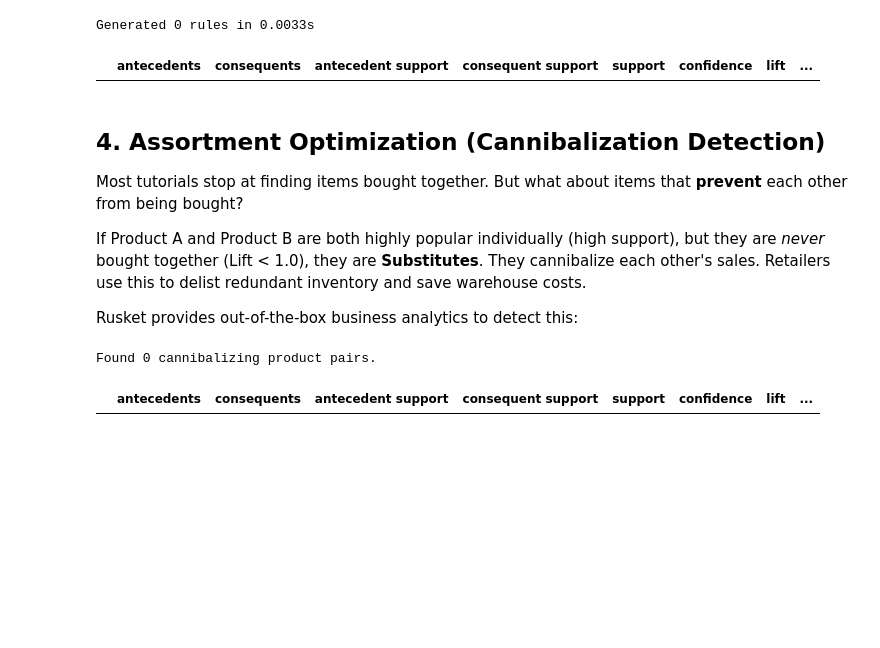
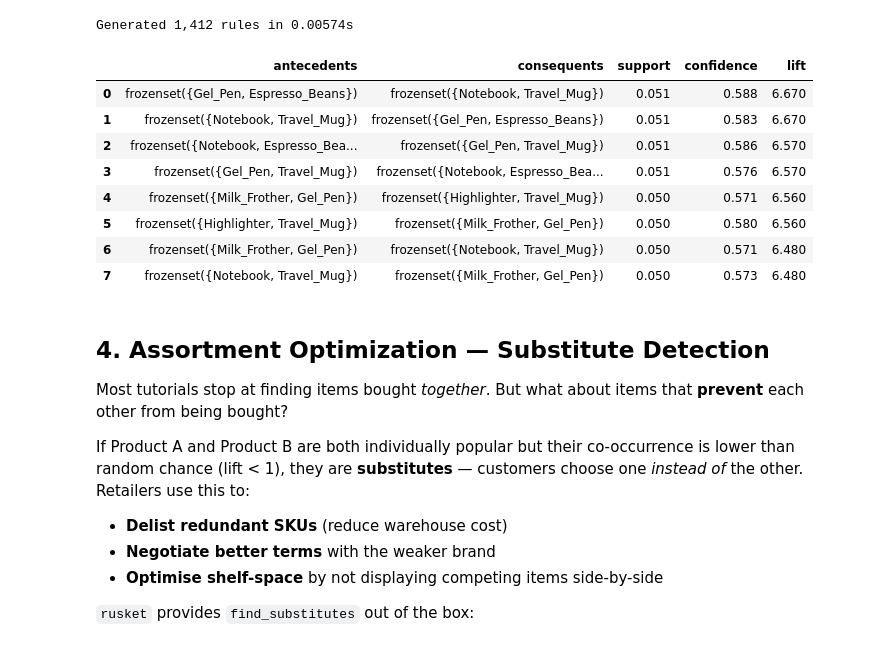
Before and after one commit to bmsuisse/rusket, a Jupyter notebook: notebooks/1_online_retail_basket_analysis.ipynb, the cells around one changed output. Cells and saved outputs as stored; diff of their text form; code cells hidden in the pictures; blank space fills up the shorter version.

```diff
--- a/notebooks/1_online_retail_basket_analysis.ipynb
+++ b/notebooks/1_online_retail_basket_analysis.ipynb
@@ -22,11 +6,0 @@ To accurately benchmark, we need a dataset large enough to make standard Python
-# %%
-def generate_basket_data(n_transactions=100_000, n_items=1000, density=0.03):
-    np.random.seed(42)
-    mat = np.random.rand(n_transactions, n_items) < density
-    df = pd.DataFrame(mat, columns=[f"Product_{i}" for i in range(n_items)])
-    return df
-
-
-df = generate_basket_data(n_transactions=150_000, n_items=500, density=0.04)
-print(f"Dataset shape: {df.shape}")
-df.head(3)
@@ -43,24 +123,23 @@ We will mine all frequent product combinations that appear in at least 3% of bas
 # %%
-min_support = 0.03
+min_support = 0.05
 
-# --- 1. Rusket FP-Growth ---
+# --- Rusket FP-Growth ---
 t0 = time.time()
 rusket_res = mine(df, min_support=min_support, method="fpgrowth", use_colnames=True)
 rusket_time = time.time() - t0
-print(f"🚀 Rusket FP-Growth: {rusket_time:.4f}s (Found {len(rusket_res)} itemsets)")
+print(f"🚀 Rusket FP-Growth: {rusket_time:.4f}s  ({len(rusket_res):,} itemsets)")
 
-# --- 2. Rusket ECLAT ---
+# --- Rusket Eclat ---
 t0 = time.time()
 rusket_eclat_res = mine(df, min_support=min_support, method="eclat", use_colnames=True)
 rusket_eclat_time = time.time() - t0
 print(f"🚀 Rusket Eclat:     {rusket_eclat_time:.4f}s")
 
-# --- 3. MLxtend FP-Growth ---
+# --- MLxtend FP-Growth ---
 t0 = time.time()
 mlxtend_res = mlxtend_fpgrowth(df, min_support=min_support, use_colnames=True)
 mlxtend_time = time.time() - t0
-print(f"🐢 MLxtend FP-Growth:{mlxtend_time:.4f}s (Found {len(mlxtend_res)} itemsets)")
-
-print("-" * 40)
-print(f"🏆 Rusket is {mlxtend_time / rusket_time:.1f}x faster than MLxtend!")
+print(f"🐢 MLxtend FP-Growth:{mlxtend_time:.4f}s  ({len(mlxtend_res):,} itemsets)")
+print("-" * 50)
+print(f"🏆 Rusket is {mlxtend_time / rusket_time:.1f}× faster than MLxtend!")
 # %% [output]
@@ -87,26 +171,40 @@ Now that we have our frequent combinations blazing fast, we can generate the Ass
 # %%
 t0 = time.time()
-rules = association_rules(rusket_res, num_itemsets=len(df), min_threshold=0.1)
-print(f"Generated {len(rules)} rules in {time.time() - t0:.4f}s")
+rules = association_rules(rusket_res, num_itemsets=len(df), min_threshold=0.01)
+print(f"Generated {len(rules):,} rules in {time.time() - t0:.5f}s")
 
-rules.sort_values("lift", ascending=False).head(5)
+# Top cross-sell rules by lift
+(
+    rules[["antecedents", "consequents", "support", "confidence", "lift"]]
+    .sort_values("lift", ascending=False)
+    .head(8)
+    .assign(
+        support=lambda d: d["support"].round(3),
+        confidence=lambda d: d["confidence"].round(3),
+        lift=lambda d: d["lift"].round(2),
+    )
+    .reset_index(drop=True)
+)
 # %% [output]
-Generated 0 rules in 0.0033s
+Generated 1,412 rules in 0.00574s
-|  | antecedents | consequents | antecedent support | consequent support | support | confidence | lift | ... |
+|  | antecedents | consequents | support | confidence | lift |
+| 0 | frozenset({Gel_Pen, Espresso_Beans}) | frozenset({Notebook, Travel_Mug}) | 0.051 | 0.588 | 6.670 |
+| 1 | frozenset({Notebook, Travel_Mug}) | frozenset({Gel_Pen, Espresso_Beans}) | 0.051 | 0.583 | 6.670 |
+| 2 | frozenset({Notebook, Espresso_Bea... | frozenset({Gel_Pen, Travel_Mug}) | 0.051 | 0.586 | 6.570 |
+| 3 | frozenset({Gel_Pen, Travel_Mug}) | frozenset({Notebook, Espresso_Bea... | 0.051 | 0.576 | 6.570 |
+| 4 | frozenset({Milk_Frother, Gel_Pen}) | frozenset({Highlighter, Travel_Mug}) | 0.050 | 0.571 | 6.560 |
+| 5 | frozenset({Highlighter, Travel_Mug}) | frozenset({Milk_Frother, Gel_Pen}) | 0.050 | 0.580 | 6.560 |
+| 6 | frozenset({Milk_Frother, Gel_Pen}) | frozenset({Notebook, Travel_Mug}) | 0.050 | 0.571 | 6.480 |
+| 7 | frozenset({Notebook, Travel_Mug}) | frozenset({Milk_Frother, Gel_Pen}) | 0.050 | 0.573 | 6.480 |
 # %% [markdown]
-## 4. Assortment Optimization (Cannibalization Detection)
+## 4. Assortment Optimization — Substitute Detection
 
-Most tutorials stop at finding items bought together. But what about items that **prevent** each other from being bought?
+Most tutorials stop at finding items bought *together*. But what about items that **prevent** each other from being bought?
 
-If Product A and Product B are both highly popular individually (high support), but they are *never* bought together (Lift < 1.0), they are **Substitutes**. They cannibalize each other's sales. Retailers use this to delist redundant inventory and save warehouse costs.
+If Product A and Product B are both individually popular but their co-occurrence is lower than random chance (lift < 1), they are **substitutes** — customers choose one *instead of* the other. Retailers use this to:
 
-Rusket provides out-of-the-box business analytics to detect this:
+- **Delist redundant SKUs** (reduce warehouse cost)
+- **Negotiate better terms** with the weaker brand
+- **Optimise shelf-space** by not displaying competing items side-by-side
+
+`rusket` provides `find_substitutes` out of the box:
-# %%
-# Find products that cannibalize each other (Substitutes)
-substitutes = find_substitutes(rules, max_lift=0.9)
-
-print(f"Found {len(substitutes)} cannibalizing product pairs.")
-substitutes.head(5)
-# %% [output]
-Found 0 cannibalizing product pairs.
-|  | antecedents | consequents | antecedent support | consequent support | support | confidence | lift | ... |
```
Also changed, not shown: parts of 18 cells of this notebook, 27 other files.
